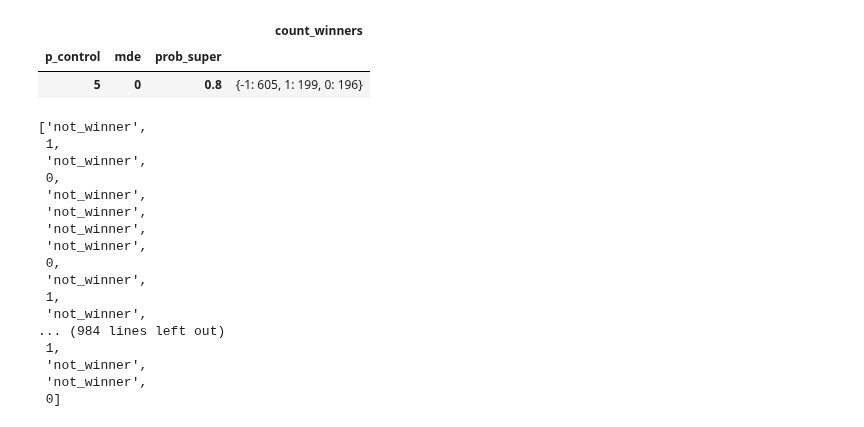
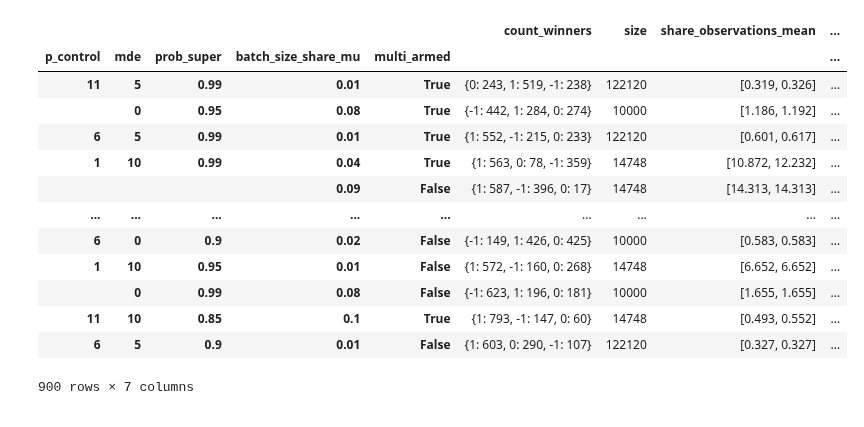
Before and after one commit to iakubovskii7/AB, a Jupyter notebook: Result_analyze.ipynb, the cells around one changed output. Cells and saved outputs as stored; diff of their text form; code cells hidden in the pictures.

```diff
--- a/Result_analyze.ipynb
+++ b/Result_analyze.ipynb
@@ -77,26 +57,0 @@ len(glob.glob("/home/igor/Appbooster/proba.ai/AB/Experiment results/Thompson/Exp
-# %%
-result_df
-# %% [output]
-|  |  |  | count_winners |
-| p_control | mde | prob_super |  |
-| 5 | 0 | 0.8 | {-1: 605, 1: 199, 0: 196} |
-# %%
-[df[i][0]['probability_superiority'] for i in range(1000)]
-# %% [output]
-['not_winner',
- 1,
- 'not_winner',
- 0,
- 'not_winner',
- 'not_winner',
- 'not_winner',
- 'not_winner',
- 0,
- 'not_winner',
- 1,
- 'not_winner',
-... (984 lines left out)
- 1,
- 'not_winner',
- 'not_winner',
- 0]
@@ -102,0 +93,17 @@ result_df
+# %%
+thompson_results_df
+# %% [output]
+|  |  |  |  |  | count_winners | size | share_observations_mean | ... |
+| p_control | mde | prob_super | batch_size_share_mu | multi_armed |  |  |  | ... |
+| 11 | 5 | 0.99 | 0.01 | True | {0: 243, 1: 519, -1: 238} | 122120 | [0.319, 0.326] | ... |
+|  | 0 | 0.95 | 0.08 | True | {-1: 442, 1: 284, 0: 274} | 10000 | [1.186, 1.192] | ... |
+| 6 | 5 | 0.99 | 0.01 | True | {1: 552, -1: 215, 0: 233} | 122120 | [0.601, 0.617] | ... |
+| 1 | 10 | 0.99 | 0.04 | True | {1: 563, 0: 78, -1: 359} | 14748 | [10.872, 12.232] | ... |
+|  |  |  | 0.09 | False | {1: 587, -1: 396, 0: 17} | 14748 | [14.313, 14.313] | ... |
+| ... | ... | ... | ... | ... | ... | ... | ... | ... |
+| 6 | 0 | 0.9 | 0.02 | False | {-1: 149, 1: 426, 0: 425} | 10000 | [0.583, 0.583] | ... |
+| 1 | 10 | 0.95 | 0.01 | False | {1: 572, -1: 160, 0: 268} | 14748 | [6.652, 6.652] | ... |
+|  | 0 | 0.99 | 0.08 | False | {-1: 623, 1: 196, 0: 181} | 10000 | [1.655, 1.655] | ... |
+| 11 | 10 | 0.85 | 0.1 | True | {1: 793, -1: 147, 0: 60} | 14748 | [0.493, 0.552] | ... |
+| 6 | 5 | 0.9 | 0.01 | False | {1: 603, 0: 290, -1: 107} | 122120 | [0.327, 0.327] | ... |
+900 rows × 7 columns
```
Also changed, not shown: parts of 17 cells of this notebook, 3 other files.
